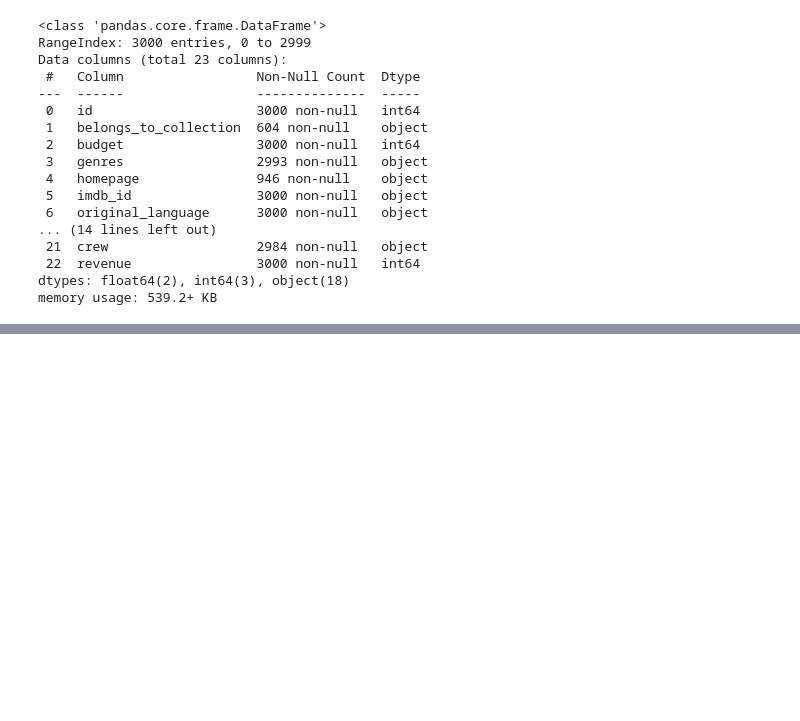
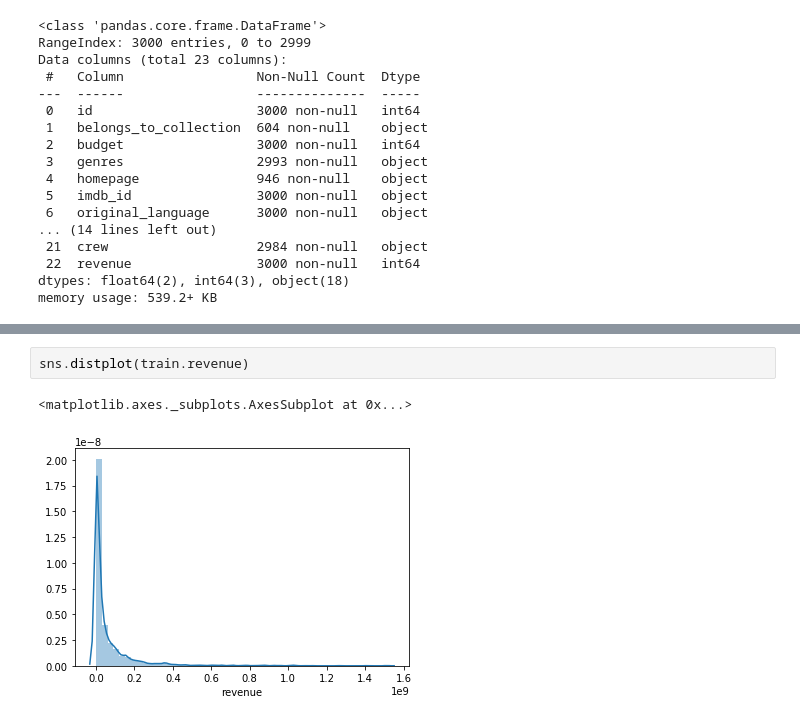
Before and after one commit to kamildoleglo/data-mining-box-office, a Jupyter notebook: ED.ipynb, the cells around one changed output, grey strips where cells are left out. Cells and saved outputs as stored; diff of their text form; blank space fills up the shorter version.

```diff
--- a/ED.ipynb
+++ b/ED.ipynb
@@ -25,0 +90,5 @@ memory usage: 539.2+ KB
+# %%
+sns.distplot(train.revenue)
+# %% [output]
+<matplotlib.axes._subplots.AxesSubplot at 0x...>
+[figure, added]
```
Also changed, not shown: parts of 7 cells of this notebook, 1 other file.
